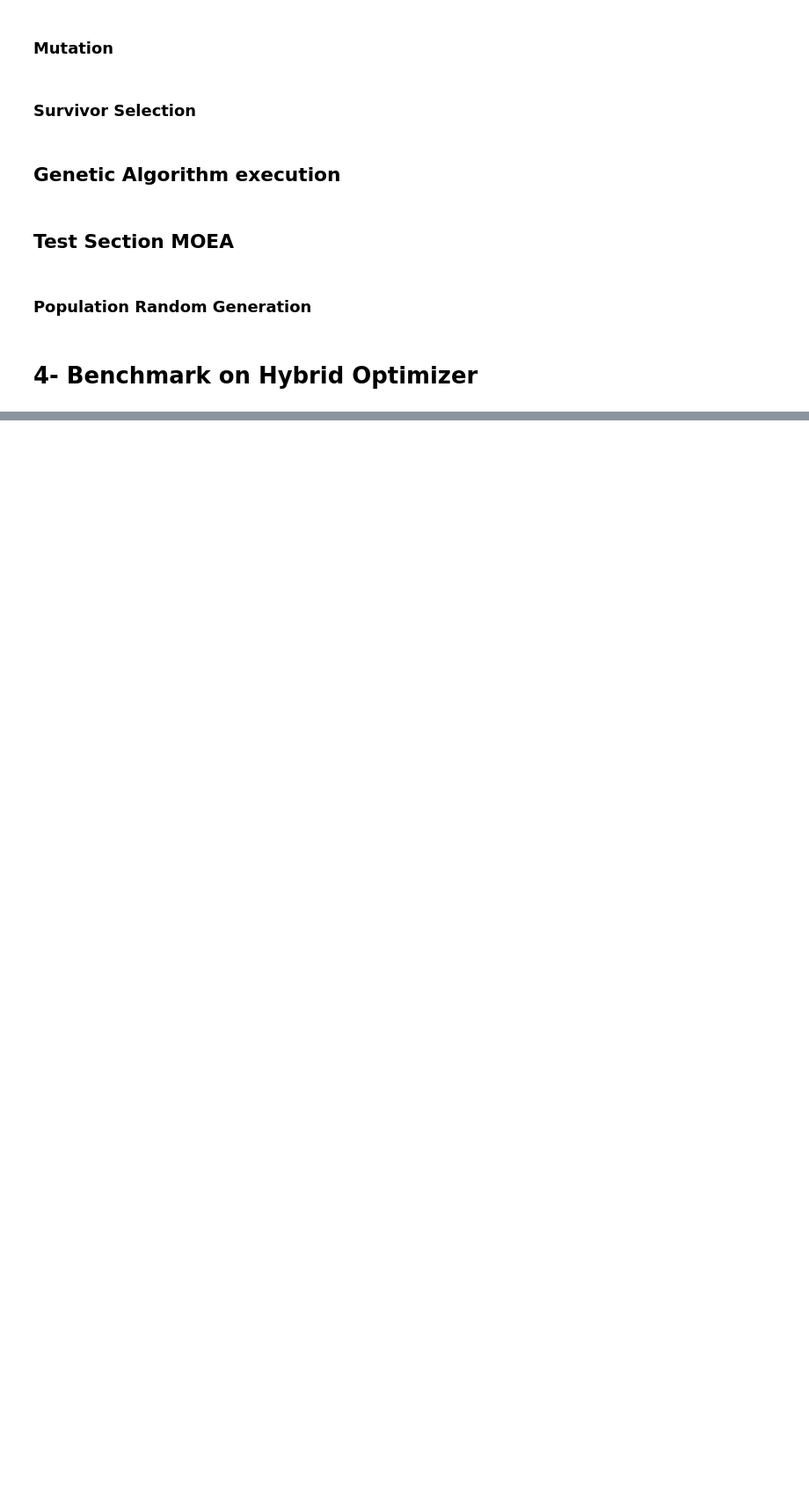
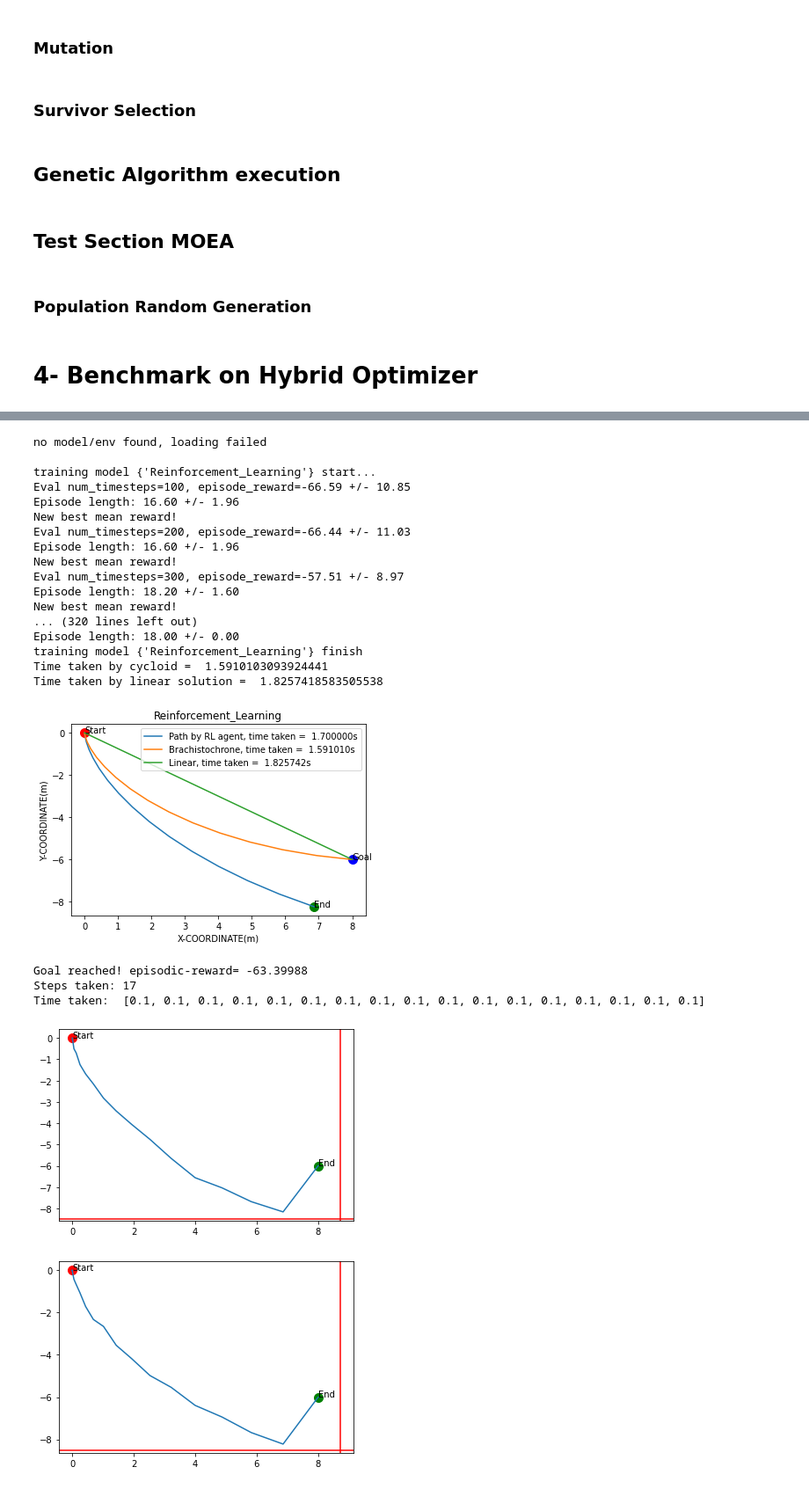
Before and after one commit to MarshaGomez/F5-MOEA-Variations, a Jupyter notebook: examples/MOEA_Brachistochrone.ipynb, the cells around one changed output, grey strips where cells are left out. Shown at 88% size. Saved outputs shown, nothing was run; the diff lists cells and outputs as text; code cells hidden in the pictures; blank space fills up the shorter version.

```diff
--- a/examples/MOEA_Brachistochrone.ipynb
+++ b/examples/MOEA_Brachistochrone.ipynb
@@ -1034,13 +1034,13 @@ ga_selection_method = ["Tournament", "NSGA2"]
 ga_objectives = ["Time", "Distance"]
 ga_n_dimensions = 2
 ga_n_individuals = 19
-ga_n_generations = 10000
+ga_n_generations = 15000
 ga_n_points = 15
 
 # Percentage
-ga_ps = 0.3 # Selection
-ga_pc = 0.5 # Crossover
-ga_pm = 0.01 # Mutation
+ga_ps = 0.8 # Selection
+ga_pc = 1 # Crossover
+ga_pm = 0.1 # Mutation
 ga_elite = 0.1 # Selected group that is superior to the rest of a individuals
 
 ga_p_variable = True # Varied the probability
@@ -1051,7 +1051,7 @@ ga_xr = 1 # rigth boundary
 ga_yu = 1 # up boundary
 ga_yl = -1 # low boundary
 ga_limits = [ga_xl, ga_yl]
-ga_weights = [0.4, 0.6] # Time, Distance
+ga_weights = [1, 1] # Time, Distance
 ga_height = 1
 ga_width = 1
 
@@ -1060,7 +1060,7 @@ ga_seed = 1
 ga_random = False # Creation of Random Population
 ga_show_info = True # See Important Info
 ga_show_debug = False # See Specific info to help the visualization for develop
-ga_show_plot = False # See Description Prints
+ga_show_plot = True # See Description Prints
 ga_max_frames = 20
 ga_parents = []
 ga_new_individuals = []
@@ -1385,13 +1385,33 @@ class Fitness():
   def getObjectives(self, individual):
     g = 9.8
     v = [0]
+    l = []
     t = []
-    l = []
 
     for i in range(len(individual.y)-1):
-      v.append(sqrt(2*g*(individual.y[i] - individual.y[i+1])+v[i]**2))
-      l.append(sqrt((individual.x[i] - individual.x[i+1])**2 + (individual.y[i] - individual.y[i+1])**2))
-      t.append(l[i] / v[i+1])
+      ## Control Math Error
+
+      try:
+        velocity = sqrt(2*g*(individual.y[i] - individual.y[i+1])+(v[i]**2))
+      except:
+        velocity = 0.001
+
+      try:
+        length = sqrt((individual.x[i] - individual.x[i+1])**2 + (individual.y[i] - individual.y[i+1])**2)
+      except:
+        length = 1
+
+
+      if (length == 0):
+        length = 1
+      if (velocity <= 0):
+        velocity = 0.001
+
+      v.append(velocity)
+      l.append(length)
+
+      time = length / velocity
+      t.append(time)
 
     F1 = self.weights[0]*sum(t) # Time
     F2 = self.weights[1]*sum(l) # Distance
@@ -1543,7 +1563,7 @@ class Selection():
         low=0, high=1, size=self.population.n_individuals)
 
     probability = probability <= self.ps
-    if sum(probability == True) > 0:
+    if sum(probability == True) > 1:
       self.quantity_parents = sum(probability == True)
 
 
@@ -2225,0 +2201,26 @@ NameError: ignored
+# %%
+main()
+# %% [output]
+no model/env found, loading failed
+
+training model {'Reinforcement_Learning'} start...
+Eval num_timesteps=100, episode_reward=-66.59 +/- 10.85
+Episode length: 16.60 +/- 1.96
+New best mean reward!
+Eval num_timesteps=200, episode_reward=-66.44 +/- 11.03
+Episode length: 16.60 +/- 1.96
+New best mean reward!
+Eval num_timesteps=300, episode_reward=-57.51 +/- 8.97
+Episode length: 18.20 +/- 1.60
+New best mean reward!
+... (320 lines left out)
+Episode length: 18.00 +/- 0.00
+training model {'Reinforcement_Learning'} finish
+Time taken by cycloid =  1.5910103093924441
+Time taken by linear solution =  1.8257418583505538
+[figure, added]
+Goal reached! episodic-reward= -63.39988
+Steps taken: 17
+Time taken:  [0.1, 0.1, 0.1, 0.1, 0.1, 0.1, 0.1, 0.1, 0.1, 0.1, 0.1, 0.1, 0.1, 0.1, 0.1, 0.1, 0.1]
+[figure, added]
+[figure, added]
```
Also changed, not shown: parts of 9 cells of this notebook.
